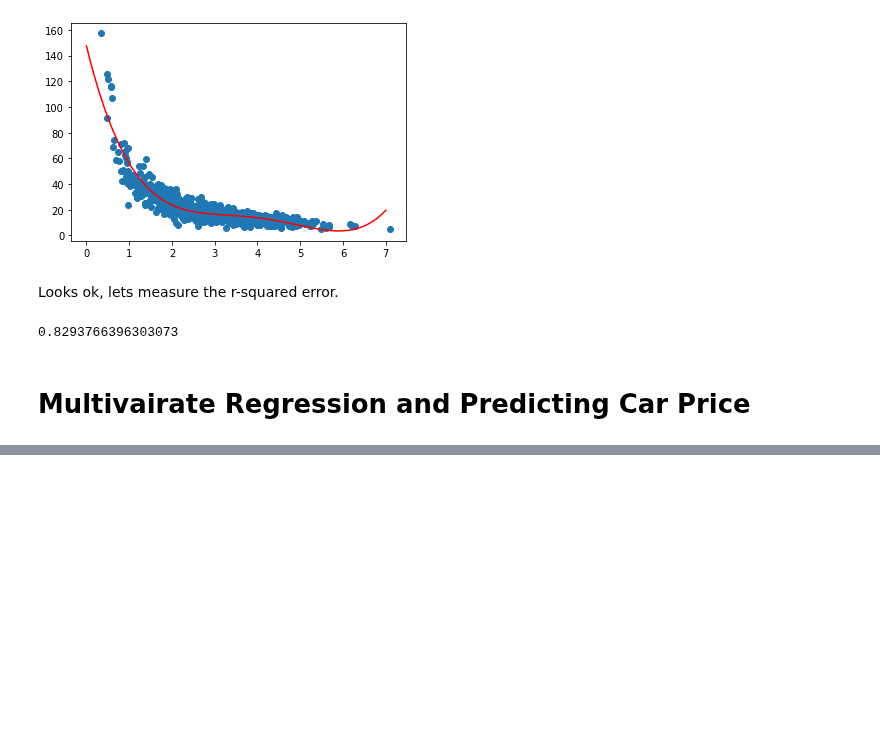
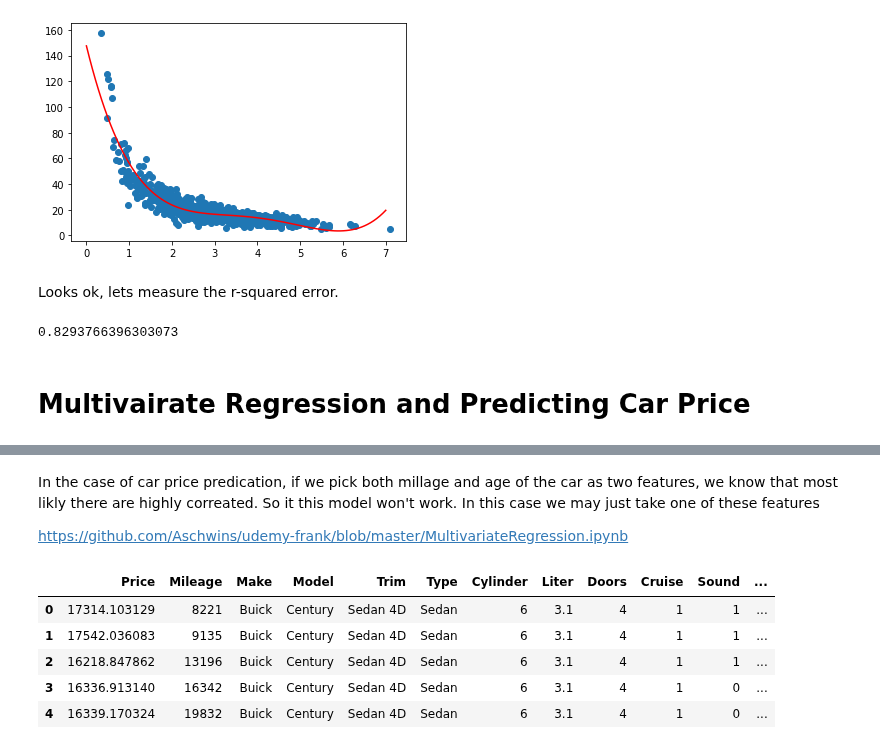
Before and after one commit to dariushazimi/notebooks, a Jupyter notebook: Machine_learning_data_science_and_deep_learning_with_python.ipynb, the cells around one changed output, grey strips where cells are left out. Drawn from its saved outputs; the diff is of its cells as text; code cells hidden in the pictures; blank space fills up the shorter version.

Commit message:
Added multi-level model

```diff
--- a/Machine_learning_data_science_and_deep_learning_with_python.ipynb
+++ b/Machine_learning_data_science_and_deep_learning_with_python.ipynb
@@ -542,0 +552,18 @@ ie: Predicting a price for a car based on its many attributes body style, brankd
+# %% [markdown]
+In the case of car price predication, if we pick both millage and age of the car as two features, we know that most likly
+there are highly correated. So it this model won't work. In this case we may just take one of these features
+
+https://github.com/Aschwins/udemy-frank/blob/master/MultivariateRegression.ipynb
+# %%
+import pandas as pd
+
+df = pd.read_excel('http://cdn.sundog-soft.com/Udemy/DataScience/cars.xls')
+# %%
+df.head()
+# %% [output]
+|  | Price | Mileage | Make | Model | Trim | Type | Cylinder | Liter | Doors | Cruise | Sound | ... |
+| 0 | 17314.103129 | 8221 | Buick | Century | Sedan 4D | Sedan | 6 | 3.1 | 4 | 1 | 1 | ... |
+| 1 | 17542.036083 | 9135 | Buick | Century | Sedan 4D | Sedan | 6 | 3.1 | 4 | 1 | 1 | ... |
+| 2 | 16218.847862 | 13196 | Buick | Century | Sedan 4D | Sedan | 6 | 3.1 | 4 | 1 | 1 | ... |
+| 3 | 16336.913140 | 16342 | Buick | Century | Sedan 4D | Sedan | 6 | 3.1 | 4 | 1 | 0 | ... |
+| 4 | 16339.170324 | 19832 | Buick | Century | Sedan 4D | Sedan | 6 | 3.1 | 4 | 1 | 0 | ... |
```
Also changed, not shown: parts of 11 cells of this notebook.
